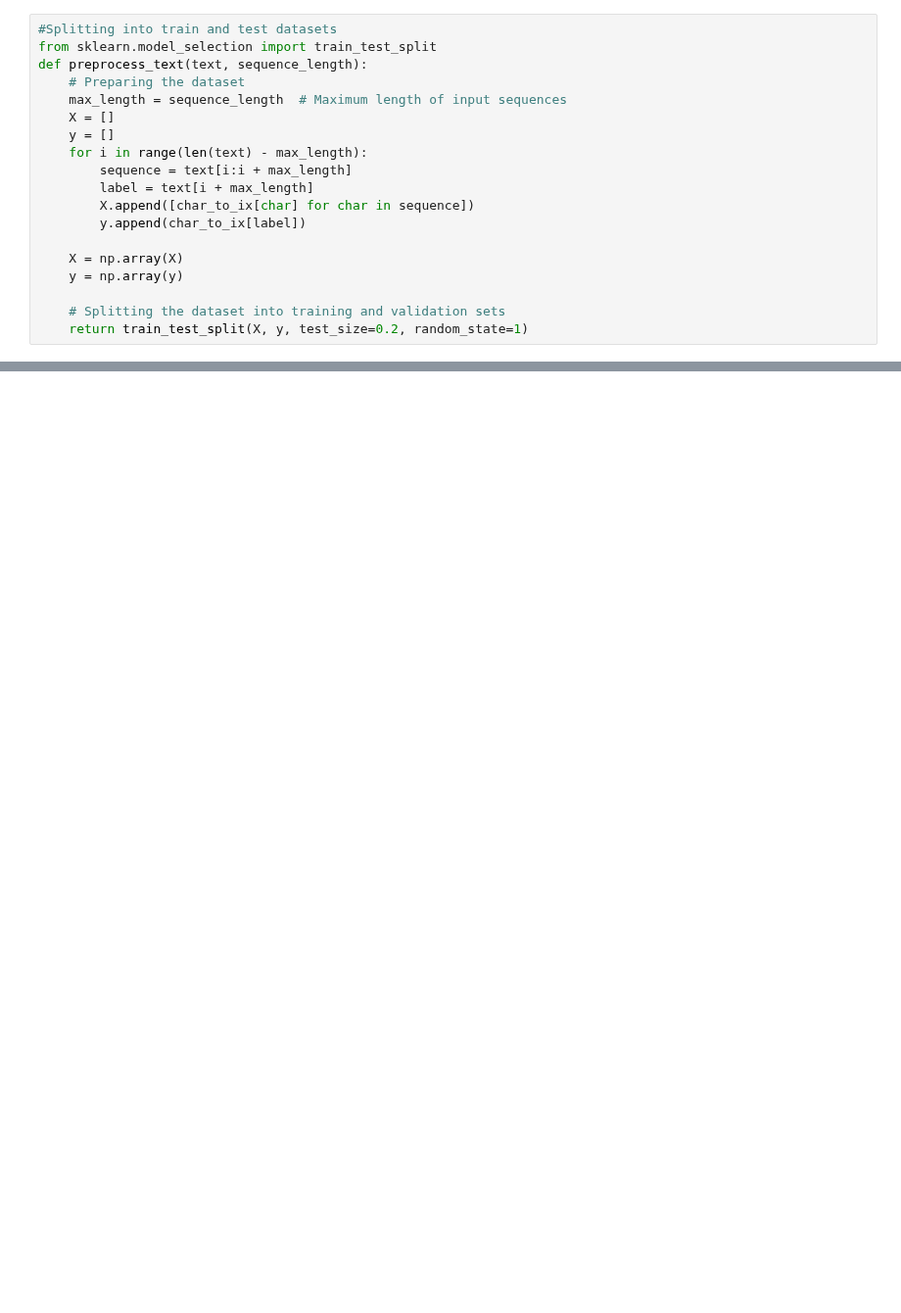
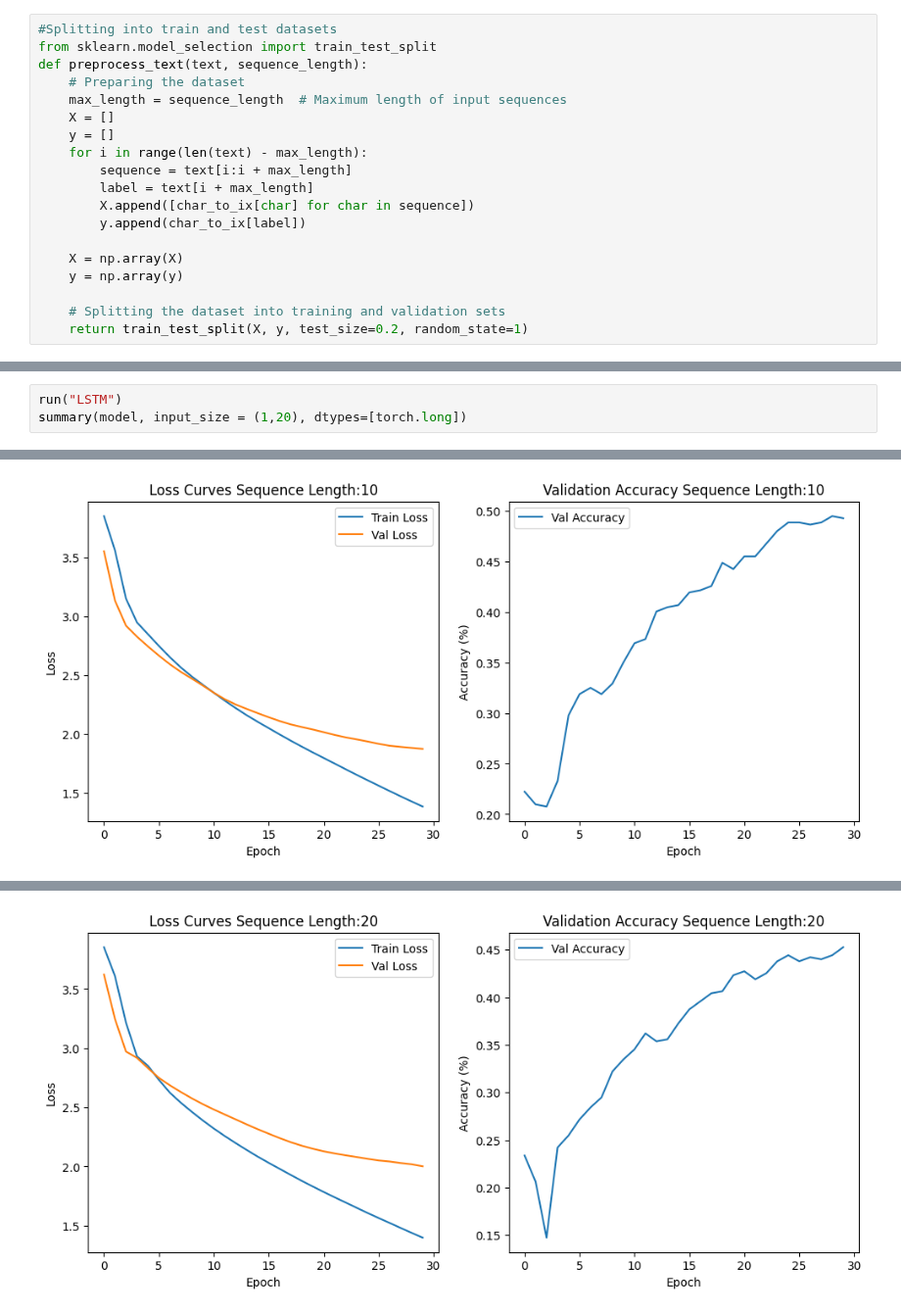
Before and after one commit to JordanTerwilliger/Intro-to-Deep-Learning, a Jupyter notebook: HW2/HW2_LanguageProcessing_RNN_Q1.ipynb, the cells around one changed output, grey strips where cells are left out. Shown at 98% size. Saved outputs shown, nothing was run; the diff lists cells and outputs as text; blank space fills up the shorter version.

```diff
--- a/HW2/HW2_LanguageProcessing_RNN_Q1.ipynb
+++ b/HW2/HW2_LanguageProcessing_RNN_Q1.ipynb
@@ -202,0 +368,4 @@ Estimated Total Size (MB): 0.14
+# %%
+run("LSTM")
+summary(model, input_size = (1,20), dtypes=[torch.long])
+# %% [output]
@@ -202,0 +389 @@ Estimated Total Size (MB): 0.14
+[figure, added]
@@ -202,0 +407 @@ Estimated Total Size (MB): 0.14
+[figure, added]
```
Also changed, not shown: parts of 13 cells of this notebook.
